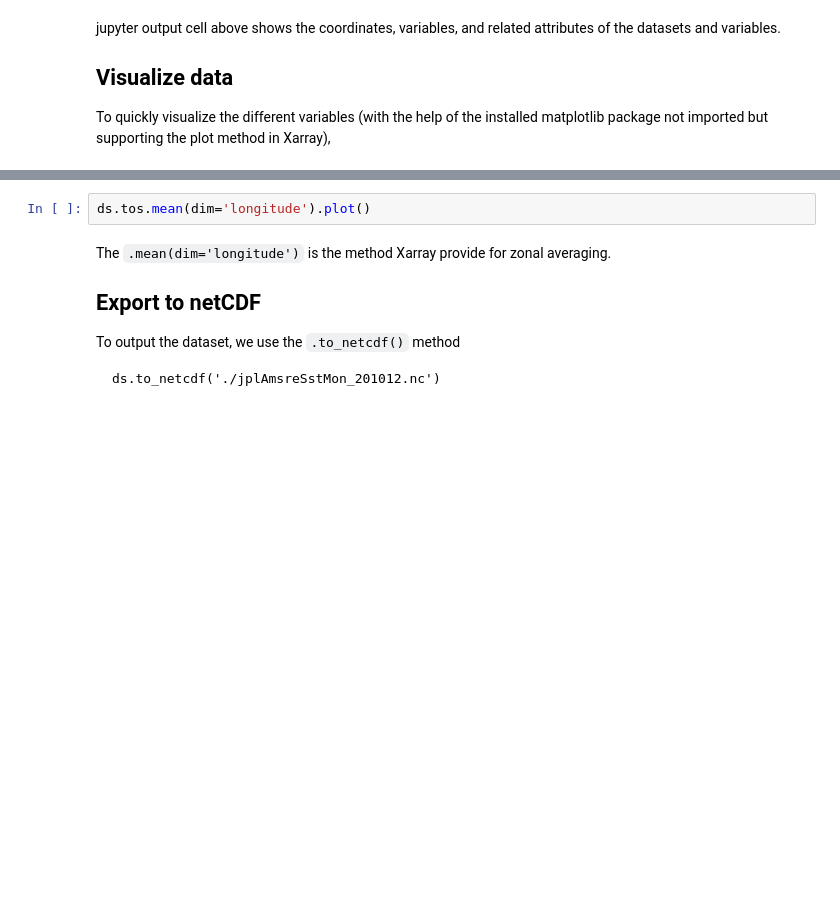
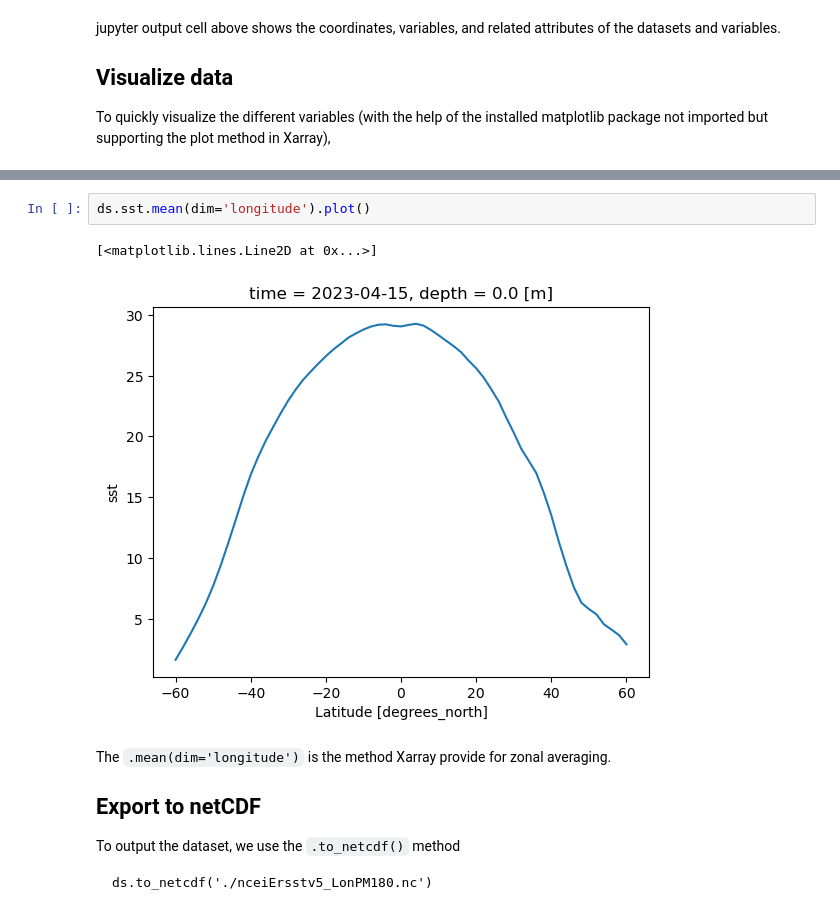
Before and after one commit to chiaweh2/cefi-cookbook, a Jupyter notebook: _sources/content/data_access/access_erddap/python_interface_griddap.ipynb, the cells around one changed output, grey strips where cells are left out. Drawn from its saved outputs; the diff is of its cells as text; blank space fills up the shorter version.

````diff
--- a/_sources/content/data_access/access_erddap/python_interface_griddap.ipynb
+++ b/_sources/content/data_access/access_erddap/python_interface_griddap.ipynb
@@ -143,10 +167,13 @@ With the help of the Xarray, we can also performed a quick zonal average of the
 # %%
-ds.tos.mean(dim='longitude').plot()
+ds.sst.mean(dim='longitude').plot()
+# %% [output]
+[<matplotlib.lines.Line2D at 0x...>]
+[figure, added]
 # %% [markdown]
 The `.mean(dim='longitude')` is the method Xarray provide for zonal averaging.
 
 ## Export to netCDF
 To output the dataset, we use the `.to_netcdf()` method
 ```
-ds.to_netcdf('./jplAmsreSstMon_201012.nc')
+ds.to_netcdf('./nceiErsstv5_LonPM180.nc')
 ```
````
Also changed, not shown: parts of 11 cells of this notebook, 10 other files.
